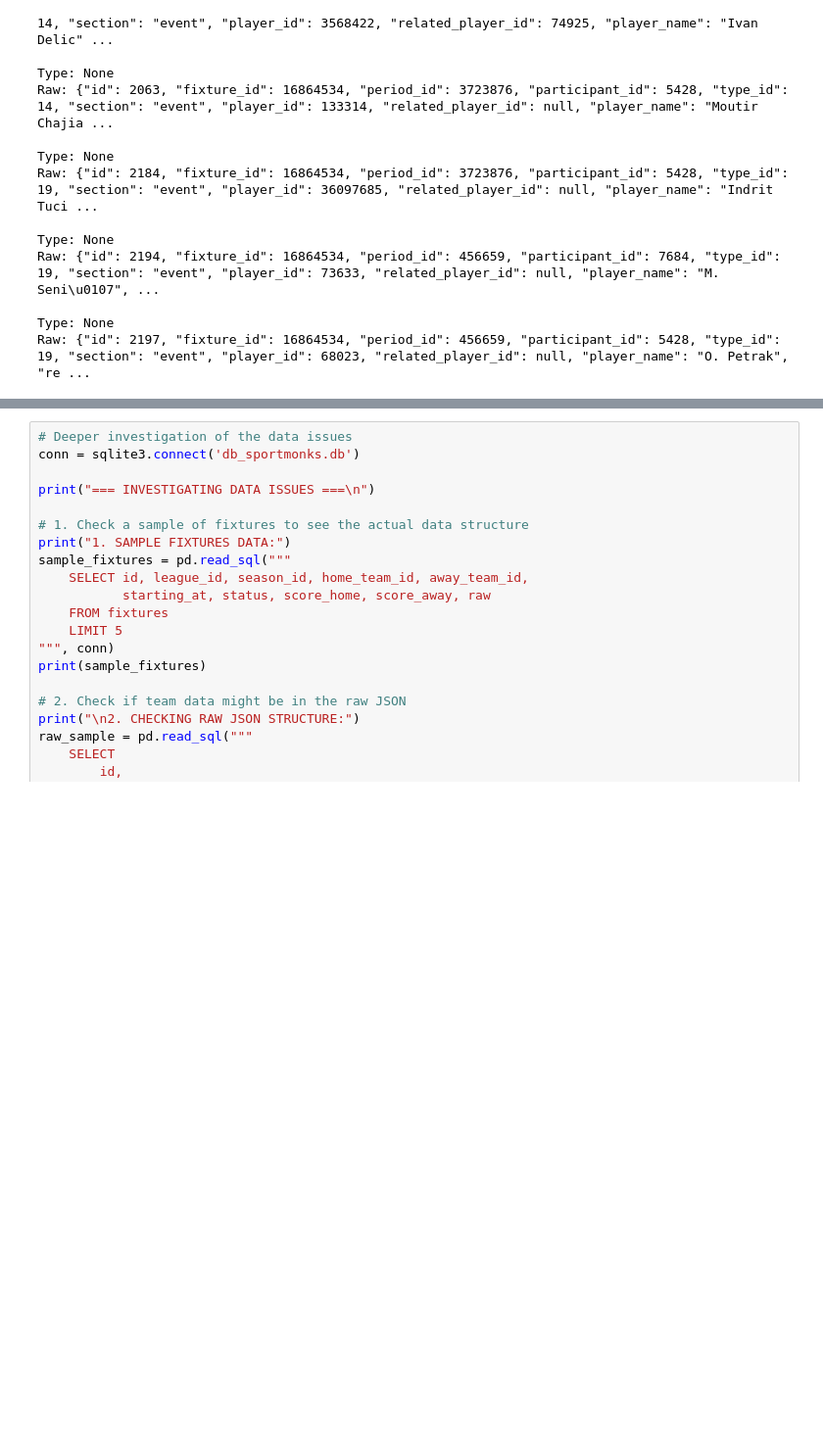
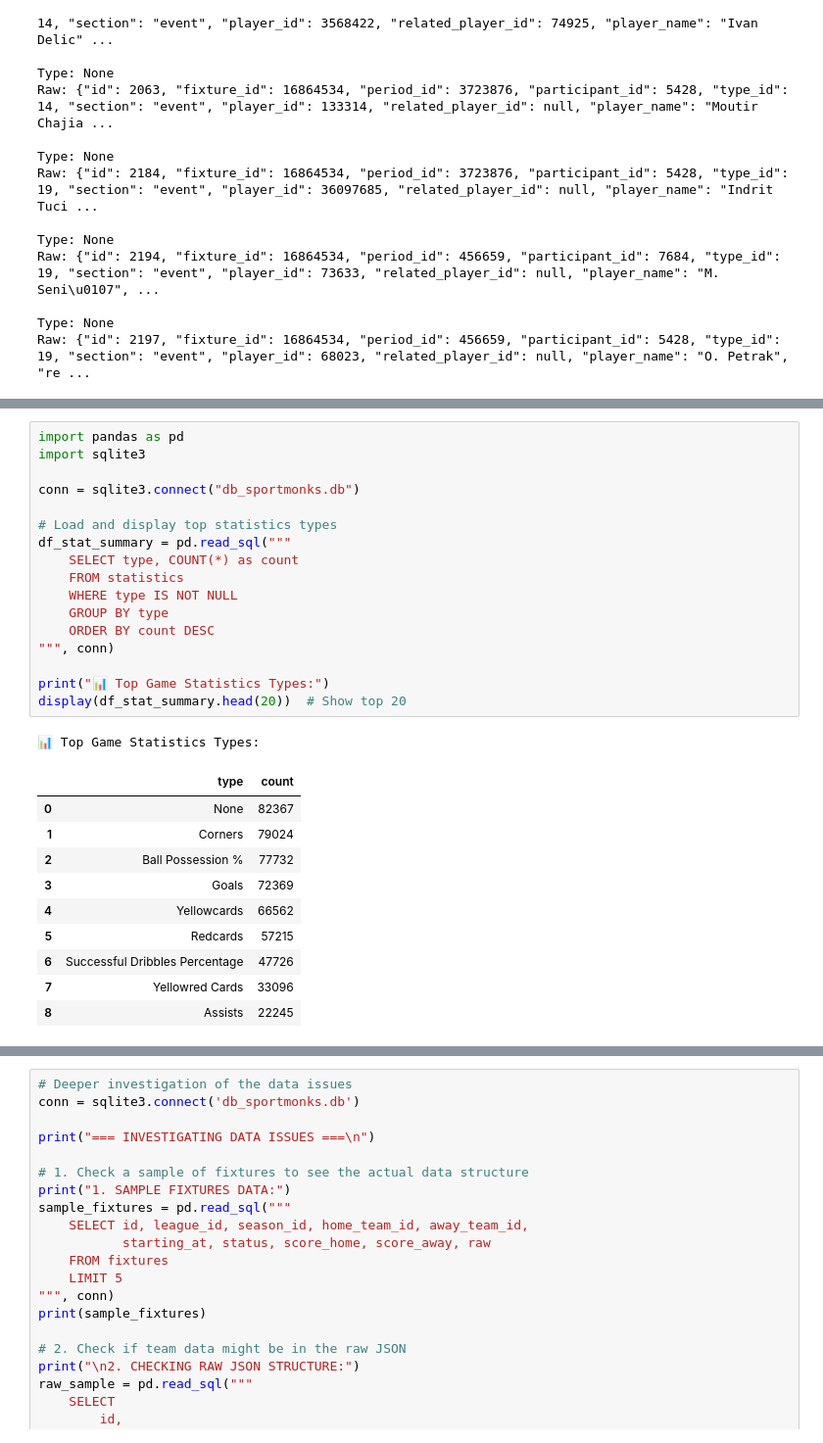
Before and after one commit to sebvinther/Sportsmonks, a Jupyter notebook: 000_sportmonks_data.ipynb, the cells around one changed output, grey strips where cells are left out. Shown at 98% size. Drawn from its saved outputs; the diff is of its cells as text; blank space fills up the shorter version.

```diff
--- a/000_sportmonks_data.ipynb
+++ b/000_sportmonks_data.ipynb
@@ -1619,0 +2264,29 @@ starting_at          0
+# %%
+import pandas as pd
+import sqlite3
+
+conn = sqlite3.connect("db_sportmonks.db")
+
+# Load and display top statistics types
+df_stat_summary = pd.read_sql("""
+    SELECT type, COUNT(*) as count
+    FROM statistics
+    WHERE type IS NOT NULL
+    GROUP BY type
+    ORDER BY count DESC
+""", conn)
+
+print("📊 Top Game Statistics Types:")
+display(df_stat_summary.head(20))  # Show top 20
+# %% [output]
+📊 Top Game Statistics Types:
+|  | type | count |
+| 0 | None | 82367 |
+| 1 | Corners | 79024 |
+| 2 | Ball Possession % | 77732 |
+| 3 | Goals | 72369 |
+| 4 | Yellowcards | 66562 |
+| 5 | Redcards | 57215 |
+| 6 | Successful Dribbles Percentage | 47726 |
+| 7 | Yellowred Cards | 33096 |
+| 8 | Assists | 22245 |
```
Also changed, not shown: parts of 19 cells of this notebook, 52 other files.
